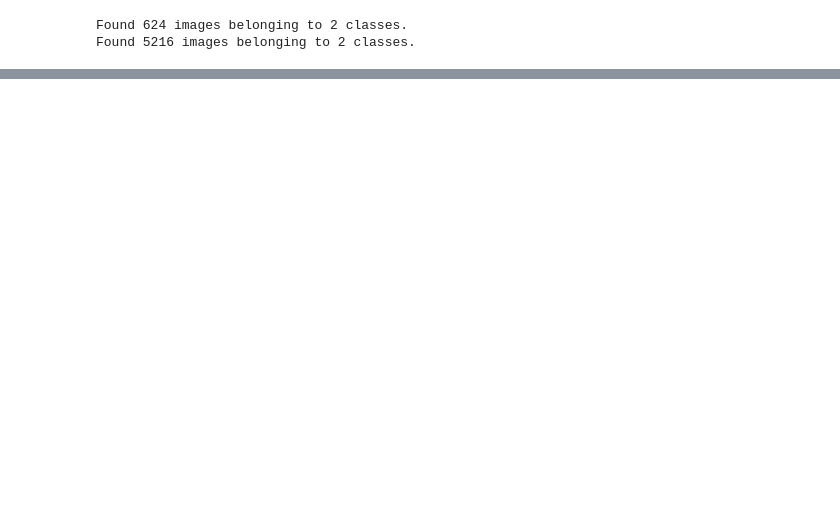
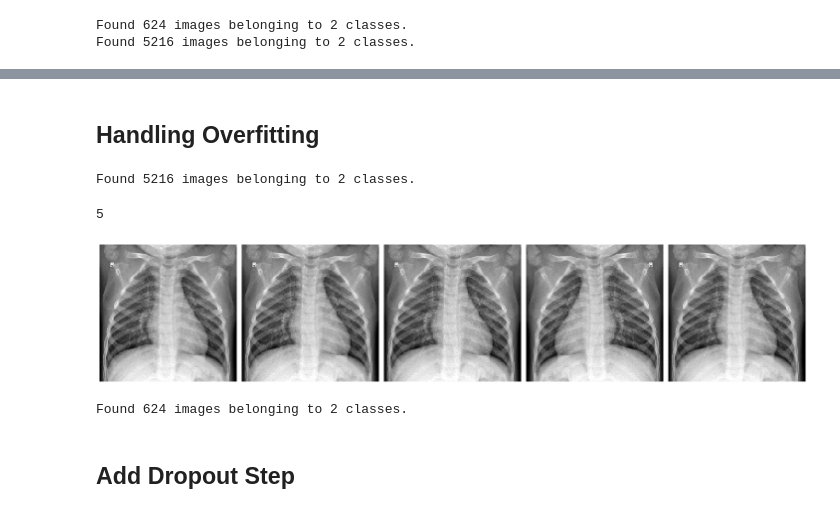
Before and after one commit to deeplearningunb/pneumonia-diagnosis, a Jupyter notebook: demo.ipynb, the cells around one changed output, grey strips where cells are left out. Saved outputs shown, nothing was run; the diff lists cells and outputs as text; code cells hidden in the pictures; blank space fills up the shorter version.

```diff
--- a/demo.ipynb
+++ b/demo.ipynb
@@ -249,0 +294,31 @@ KeyboardInterrupt:
+# %% [markdown]
+## Handling Overfitting
+# %%
+image_gen = ImageDataGenerator(rescale=1./255, horizontal_flip=True)
+# %%
+IMG_HEIGHT = 150
+IMG_WIDTH = 150
+
+train_data_gen = image_gen.flow_from_directory(batch_size=batch_size,
+                                               directory=TRAIN_PATH,
+                                               shuffle=True,
+                                               target_size=(IMG_HEIGHT, IMG_WIDTH))
+# %% [output]
+Found 5216 images belonging to 2 classes.
+# %%
+def plot_images(images_arr):
+    fig, axes = plt.subplots(1, 5, figsize=(20,20))
+    axes = axes.flatten()
+    for img, ax in zip( images_arr, axes):
+        ax.imshow(img)
+        ax.axis('off')
+    plt.tight_layout()
+    plt.show()
+# %%
+augmented_images = [train_data_gen[0][0][0] for i in range(5)]
+# %%
+print(len(augmented_images))
+plot_images(augmented_images)
+# %% [output]
+5
+[figure, added]
@@ -249,0 +327,9 @@ KeyboardInterrupt:
+# %%
+test_data_gen = image_gen_test.flow_from_directory(batch_size=batch_size,
+                                                 directory=TEST_PATH,
+                                                 target_size=(IMG_HEIGHT, IMG_WIDTH),
+                                                 class_mode='binary')
+# %% [output]
+Found 624 images belonging to 2 classes.
+# %% [markdown]
+## Add Dropout Step
```
Also changed, not shown: parts of 16 cells of this notebook.
